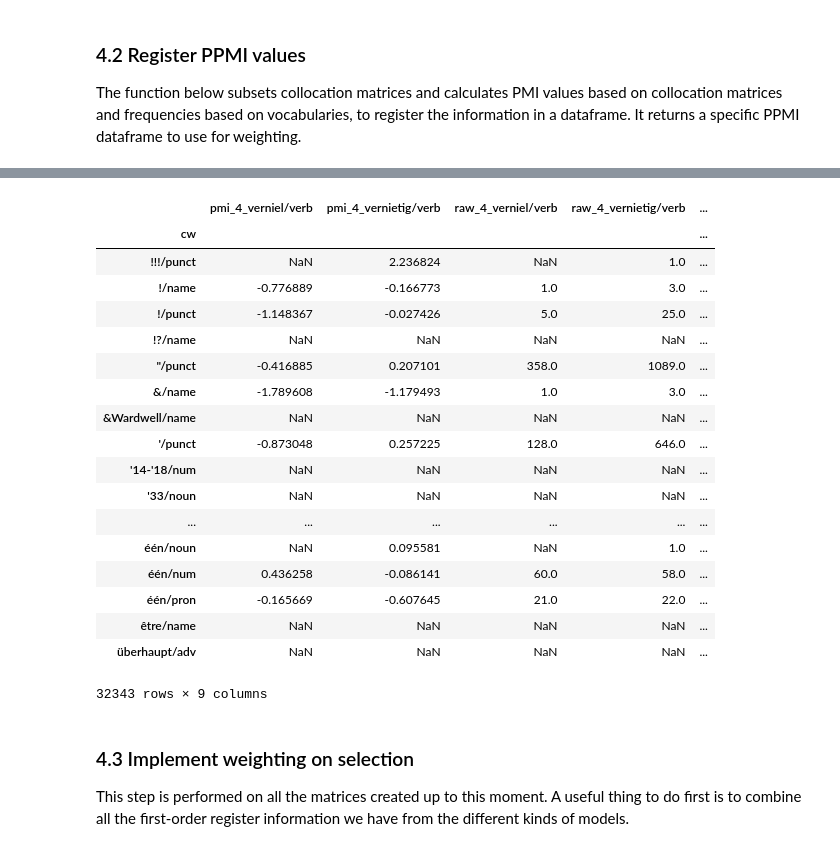
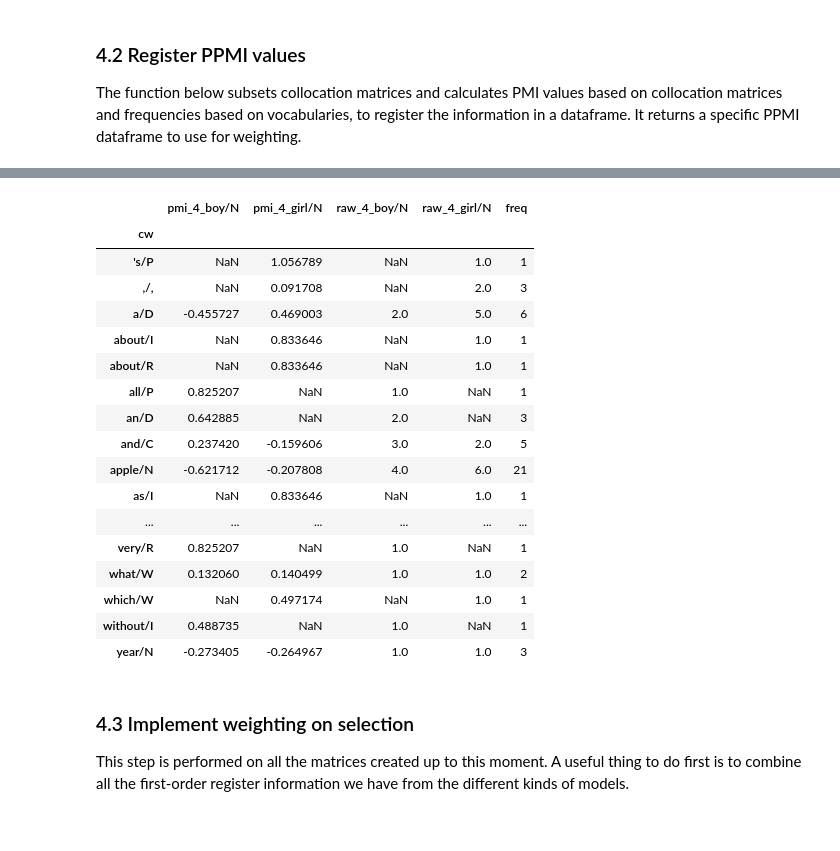
Before and after one commit to QLVL/nephosem, a Jupyter notebook: docs/tutorials/createClouds.ipynb, the cells around one changed output, grey strips where cells are left out. Drawn from its saved outputs; the diff is of its cells as text; code cells hidden in the pictures.

```diff
--- a/docs/tutorials/createClouds.ipynb
+++ b/docs/tutorials/createClouds.ipynb
@@ -33,7 +25,7 @@ from semasioFlow.utils import plotPatterns
 Depending on what you need, you will have to set up some useful paths settings.
 I like to have at least the path to my project (`mydir`), an output path within (`mydir + "output"`) and a GitHub path for the datasets that I will use in the visualization. There is no real reason not to have everything together, except that I did not think of it at the moment. (Actually, there is: the GitHub stuff will be public and huge data would not be included. How much do we want to have public?)
 # %%
-mydir = "../
-output_path = f"{mydir}/output/"
-github_dir = f"{mydir}/github/"
+mydir = "./"
+output_path = f"{mydir}/output/create-clouds/"
+nephovis_path = f"{mydir}/for-nephovis/"
 logging.basicConfig(filename = f'{mydir}/testlog.log', level = logging.DEBUG)
@@ -69,0 +39,9 @@ lemma/pos lemma/pos lemma/pos/fid/lid
+# %%
+conf = ConfigLoader()
+settings = conf.update_config('config.ini')
+settings['output-path'] = output_path
+
+corpus_name = 'Toy'
+print(settings['line-machine'])
+print(settings['global-columns'])
+print(settings['type'], settings['colloc'], settings['token'])
@@ -106,10 +69,0 @@ fnames = f"{mydir}/sources/LeNC260TwNC260.fnames"
-# %%
-with open(fnames, 'r') as f:
-    fname_list = [x.strip() for x in f.readlines()]
-fname_list
-NL = [x for x in fname_list if x.startswith('/home/aardvark/corp/nl/TwNC')]
-BE = [x for x in fname_list if x.startswith('/home/aardvark/corp/nl/LeNC')]
-tokenlist_NL, fnameSample_NL = sampleTypes(..., fnames = NL)
-tokenlist_BE, fnameSample_BE = sampleTypes(..., fnames = BE)
-tokenlist = tokenlistNL + tokenlist_BE
-fnameSample = fnameSample_NL + fnameSample_BE
@@ -129,13 +88,13 @@ Of course, to keep the sample fixed it would be more useful to generate the list
 import json
 import os.path
 
-#tokenlist_fname = f"{mydir}/sources/destroy.json" # original file
-tokenlist_fname = f"{mydir}/sources/filelist2.json" # subset of 8
+fnames = [settings['corpus-path'] + '/' + x for x in os.listdir(settings['corpus-path'])]
+tokenlist_fname = f"{mydir}/filelist.json"
 if os.path.exists(tokenlist_fname):
     with open(tokenlist_fname, "r") as f:
         tokenlist, fnameSample = json.load(f).values()
 else:
-    tokenlist, fnameSample = sampleTypes({"verniel/verb" : 30, "vernietig/verb" : 30}, fnames)
+    tokenlist, fnameSample = sampleTypes({'girl/N' : 20, 'boy/N' : 20}, fnames, settings, oneperfile = False)
     with open(tokenlist_fname, "w") as f:
         json.dump({"tokenlist" : tokenlist, "fnames" : fnameSample}, f)
 # %%
@@ -442,28 +354,27 @@ vernietig/verb  2.2368245  0.20710099  0.25722486  NaN       NaN        4.876317
 # %%
 import pandas as pd
-with open(f"{github_dir}/{type_name}/{type_name}.ppmi.tsv", "r") as f:
+with open(f"{nephovis_path}/{type_name}/{type_name}.ppmi.tsv", "r") as f:
     pmidf = pd.read_csv(f, sep = "\t", index_col = "cw")
 pmidf
 # %% [output]
-|  | pmi_4_verniel/verb | pmi_4_vernietig/verb | raw_4_verniel/verb | raw_4_vernietig/verb | ... |
-| cw |  |  |  |  | ... |
-| !!!/punct | NaN | 2.236824 | NaN | 1.0 | ... |
-| !/name | -0.776889 | -0.166773 | 1.0 | 3.0 | ... |
-| !/punct | -1.148367 | -0.027426 | 5.0 | 25.0 | ... |
-| !?/name | NaN | NaN | NaN | NaN | ... |
-| "/punct | -0.416885 | 0.207101 | 358.0 | 1089.0 | ... |
-| &/name | -1.789608 | -1.179493 | 1.0 | 3.0 | ... |
-| &Wardwell/name | NaN | NaN | NaN | NaN | ... |
-| '/punct | -0.873048 | 0.257225 | 128.0 | 646.0 | ... |
-| '14-'18/num | NaN | NaN | NaN | NaN | ... |
-| '33/noun | NaN | NaN | NaN | NaN | ... |
+|  | pmi_4_boy/N | pmi_4_girl/N | raw_4_boy/N | raw_4_girl/N | freq |
+| cw |  |  |  |  |  |
+| 's/P | NaN | 1.056789 | NaN | 1.0 | 1 |
+| ,/, | NaN | 0.091708 | NaN | 2.0 | 3 |
+| a/D | -0.455727 | 0.469003 | 2.0 | 5.0 | 6 |
+| about/I | NaN | 0.833646 | NaN | 1.0 | 1 |
+| about/R | NaN | 0.833646 | NaN | 1.0 | 1 |
+| all/P | 0.825207 | NaN | 1.0 | NaN | 1 |
+| an/D | 0.642885 | NaN | 2.0 | NaN | 3 |
+| and/C | 0.237420 | -0.159606 | 3.0 | 2.0 | 5 |
+| apple/N | -0.621712 | -0.207808 | 4.0 | 6.0 | 21 |
+| as/I | NaN | 0.833646 | NaN | 1.0 | 1 |
 | ... | ... | ... | ... | ... | ... |
-| één/noun | NaN | 0.095581 | NaN | 1.0 | ... |
-| één/num | 0.436258 | -0.086141 | 60.0 | 58.0 | ... |
-| één/pron | -0.165669 | -0.607645 | 21.0 | 22.0 | ... |
-| être/name | NaN | NaN | NaN | NaN | ... |
-| überhaupt/adv | NaN | NaN | NaN | NaN | ... |
+| very/R | 0.825207 | NaN | 1.0 | NaN | 1 |
+| what/W | 0.132060 | 0.140499 | 1.0 | 1.0 | 2 |
+| which/W | NaN | 0.497174 | NaN | 1.0 | 1 |
+| without/I | 0.488735 | NaN | 1.0 | NaN | 1 |
+| year/N | -0.273405 | -0.264967 | 1.0 | 1.0 | 3 |
-32343 rows × 9 columns
 # %% [markdown]
 ### 4.3 Implement weighting on selection
 
```
Also changed, not shown: parts of 50 cells of this notebook, 59 other files.
